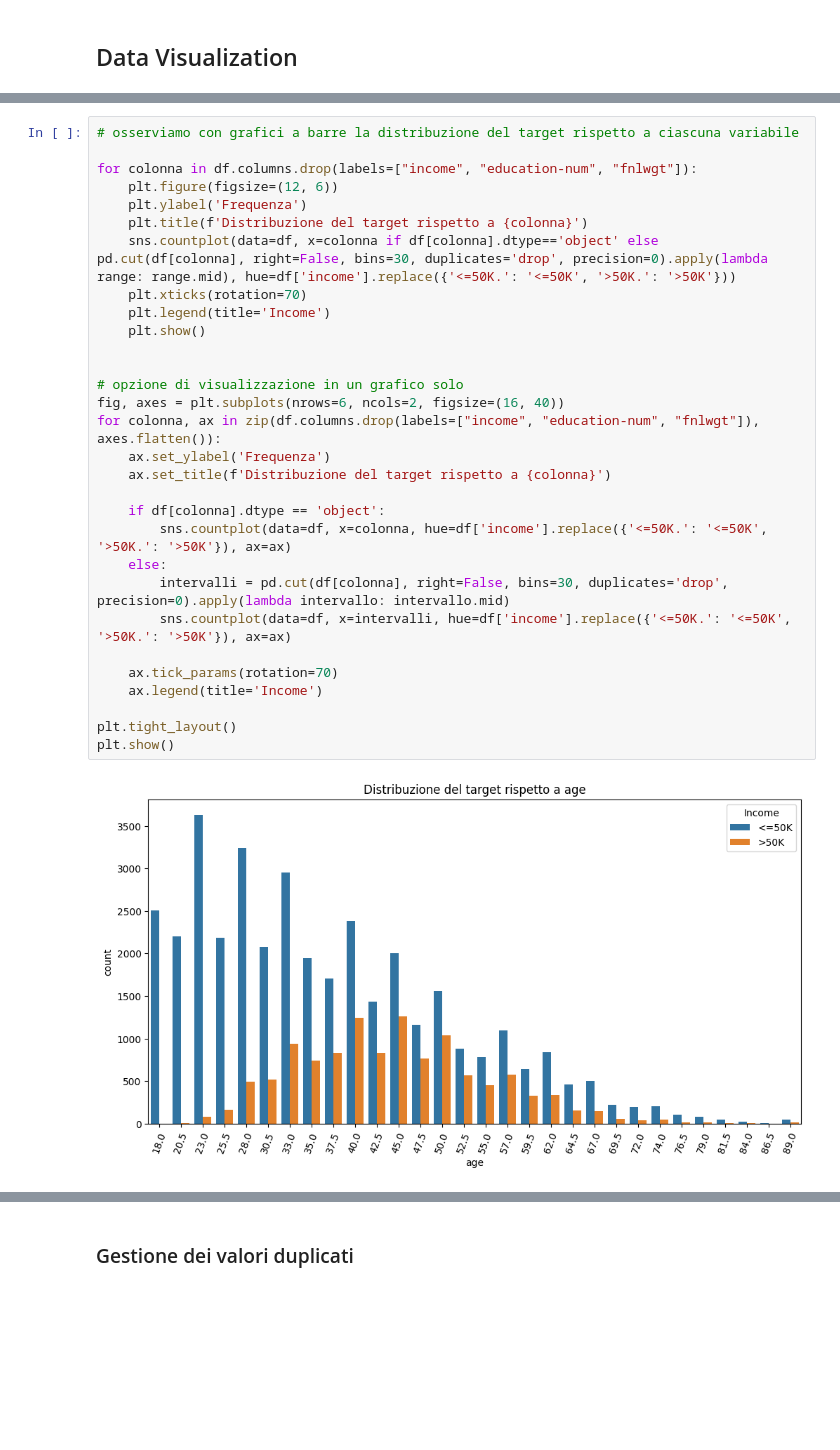
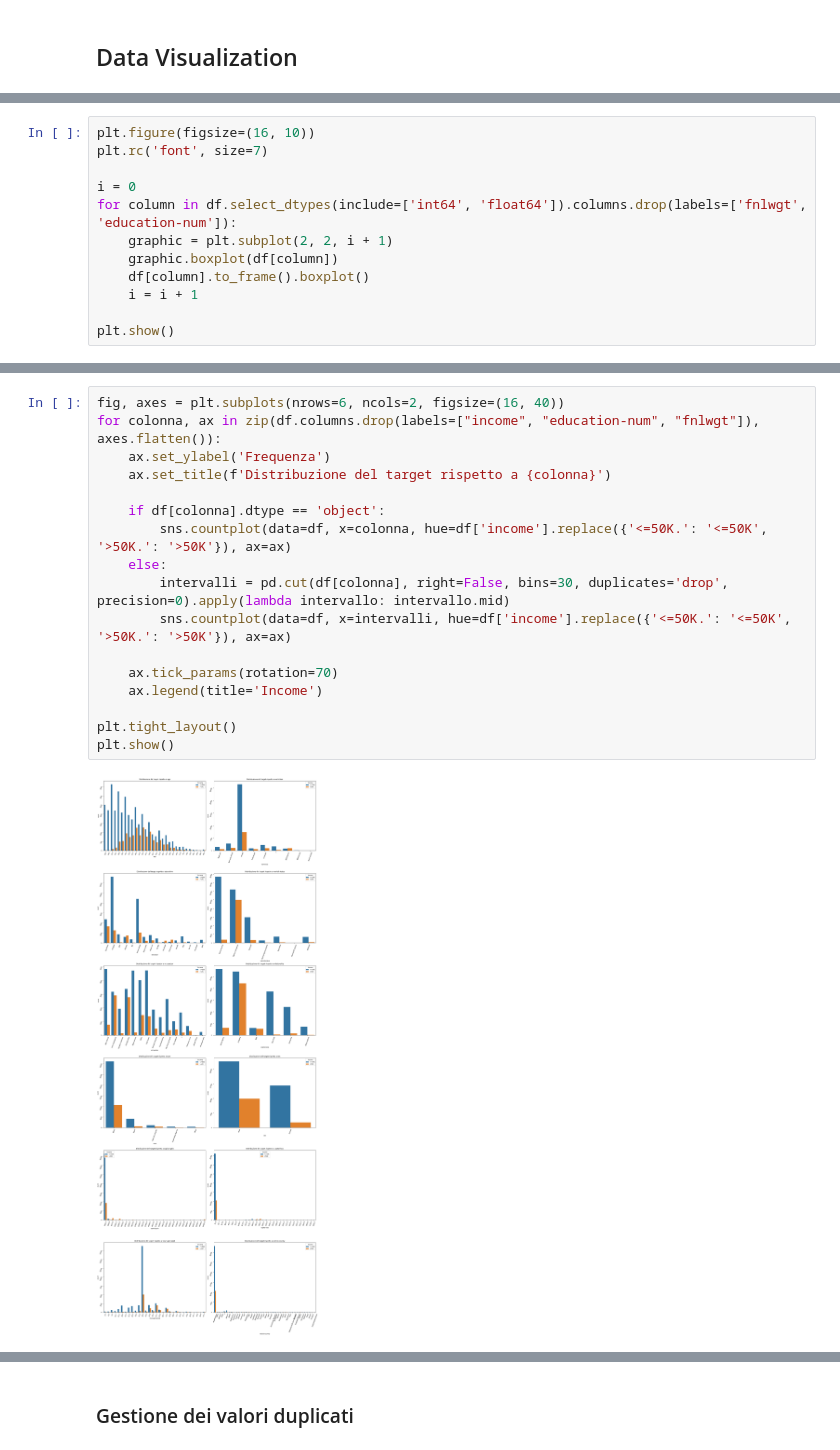
Before and after one commit to NicoSanse/ML_Project, a Jupyter notebook: Project.ipynb, the cells around one changed output, grey strips where cells are left out. Cells and saved outputs as stored; diff of their text form; blank space fills up the shorter version.

```diff
--- a/Project.ipynb
+++ b/Project.ipynb
@@ -336,0 +343,12 @@ Alcune considerazioni che si possono fare in merito alla distribuzione dei dati:
+# %%
+plt.figure(figsize=(16, 10))
+plt.rc('font', size=7)
+
+i = 0
+for column in df.select_dtypes(include=['int64', 'float64']).columns.drop(labels=['fnlwgt', 'education-num']):
+    graphic = plt.subplot(2, 2, i + 1)
+    graphic.boxplot(df[column])
+    df[column].to_frame().boxplot()
+    i = i + 1
+
+plt.show()
@@ -340,33 +366,20 @@ Alcune considerazioni che si possono fare in merito alla distribuzione dei dati:
 Ora osserivamo la relazione che c'è tra la colonna target 'income' e le altre colonne del dataset. Nel fare ciò escludiamo nuovamente quelle colonne che non hanno senso che vengano riportate.
 # %%
-# osserviamo con grafici a barre la distribuzione del target rispetto a ciascuna variabile
-
-for colonna in df.columns.drop(labels=["income", "education-num", "fnlwgt"]):
-    plt.figure(figsize=(12, 6))
-    plt.ylabel('Frequenza')
-    plt.title(f'Distribuzione del target rispetto a {colonna}')
-    sns.countplot(data=df, x=colonna if df[colonna].dtype=='object' else pd.cut(df[colonna], right=False, bins=30, duplicates='drop', precision=0).apply(lambda range: range.mid), hue=df['income'].replace({'<=50K.': '<=50K', '>50K.': '>50K'}))
-    plt.xticks(rotation=70)
-    plt.legend(title='Income')
-    plt.show()
-
-
-# opzione di visualizzazione in un grafico solo
 fig, axes = plt.subplots(nrows=6, ncols=2, figsize=(16, 40))
 for colonna, ax in zip(df.columns.drop(labels=["income", "education-num", "fnlwgt"]), axes.flatten()):
     ax.set_ylabel('Frequenza')
     ax.set_title(f'Distribuzione del target rispetto a {colonna}')
 
     if df[colonna].dtype == 'object':
         sns.countplot(data=df, x=colonna, hue=df['income'].replace({'<=50K.': '<=50K', '>50K.': '>50K'}), ax=ax)
     else:
         intervalli = pd.cut(df[colonna], right=False, bins=30, duplicates='drop', precision=0).apply(lambda intervallo: intervallo.mid)
         sns.countplot(data=df, x=intervalli, hue=df['income'].replace({'<=50K.': '<=50K', '>50K.': '>50K'}), ax=ax)
 
     ax.tick_params(rotation=70)
     ax.legend(title='Income')
 
 plt.tight_layout()
 plt.show()
 # %% [output]
-[figure, old version]
+[figure, new version]
```
Also changed, not shown: parts of 31 cells of this notebook.
